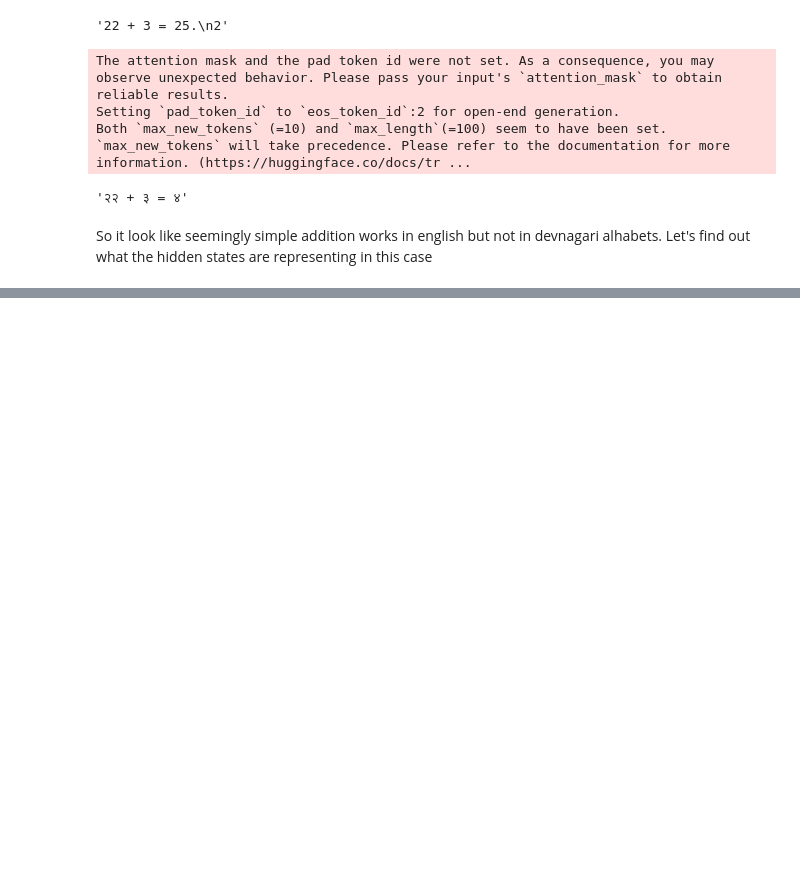
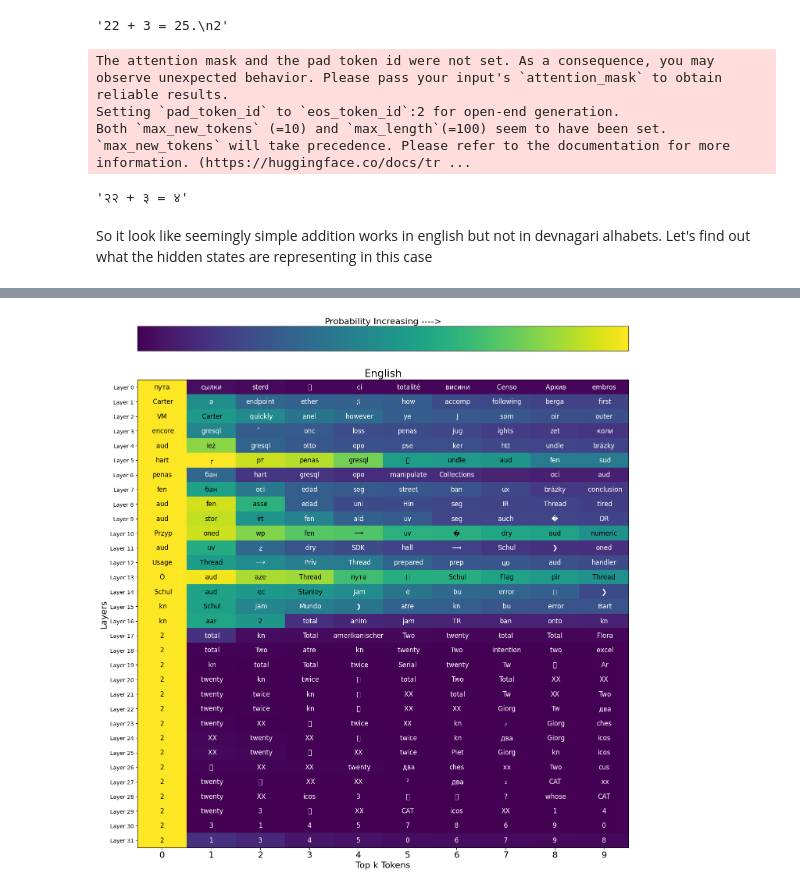
Before and after one commit to mayurdb/aiMusing, a Jupyter notebook: is_maths_also_language.ipynb, the cells around one changed output, grey strips where cells are left out. Cells and saved outputs as stored; diff of their text form; code cells hidden in the pictures; blank space fills up the shorter version.

```diff
--- a/is_maths_also_language.ipynb
+++ b/is_maths_also_language.ipynb
@@ -131,0 +147,4 @@ def visualize_top_k_probabilities_heatmap(top_k_tokens, top_k_probs, script, num
+# %%
+visualize_top_k_probabilities_heatmap(top_k_tokens_eng, top_k_probs_eng, 'English')
+# %% [output]
+[figure, added]
```
Also changed, not shown: parts of 5 cells of this notebook, 2 other files.
